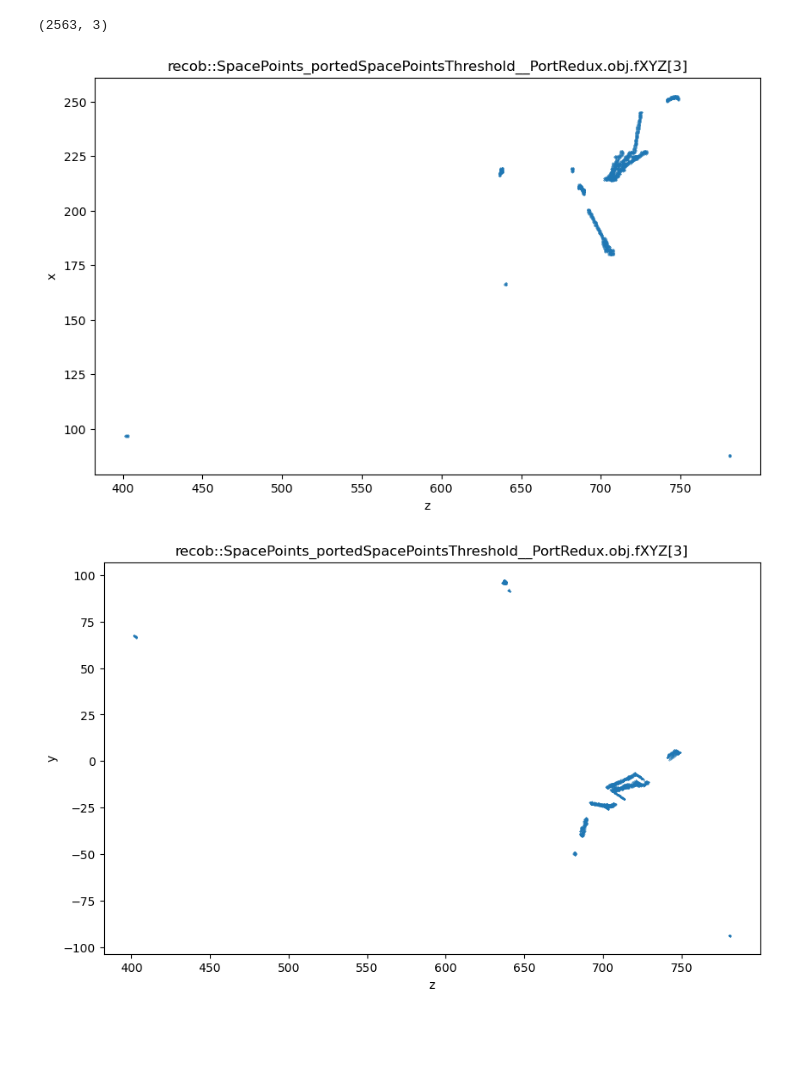
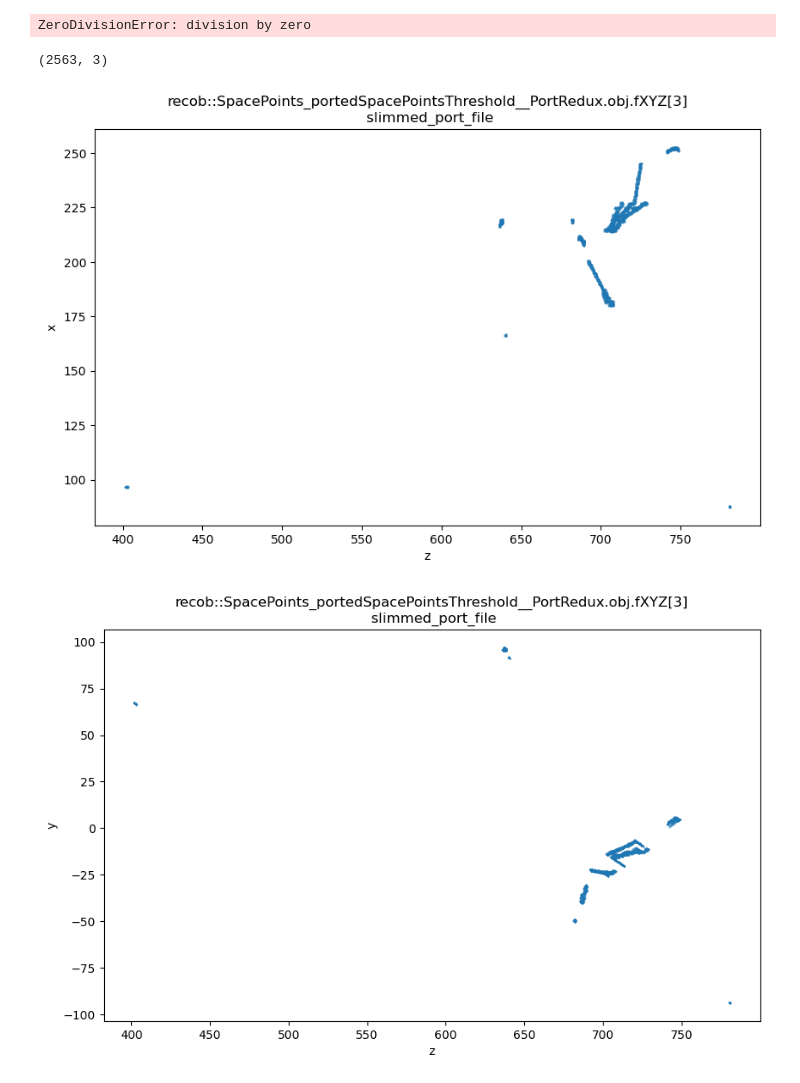
Before and after one commit to leehagaman/spacepoint_ssv, a Jupyter notebook: analyze_files_from_reco1_processing.ipynb, the cells around one changed output. Drawn from its saved outputs; the diff is of its cells as text; code cells hidden in the pictures; blank space fills up the shorter version.

```diff
--- a/analyze_files_from_reco1_processing.ipynb
+++ b/analyze_files_from_reco1_processing.ipynb
@@ -24,3 +110,7 @@ f = uproot.open(nominal_celltree_file)
+# %%
+print(1/0)
+# %% [output]
+ZeroDivisionError: division by zero
 # %%
 # 400 MB
 f = uproot.open(nominal_slimmed_port_file)
@@ -30,38 +120,38 @@ f = uproot.open(nominal_slimmed_port_file)
 
 # there are spacepoints in this file
 
 spacepoint_xyz_by_event = f["Events"]["recob::SpacePoints_portedSpacePointsThreshold__PortRedux.obj.fXYZ[3]"].array(library="np")
 
 spacepoint_xyz_one_event = spacepoint_xyz_by_event[8]
 
 print(spacepoint_xyz_one_event.shape)
 
 plt.figure(figsize=(10, 6))
 plt.scatter(spacepoint_xyz_one_event[:, 2], spacepoint_xyz_one_event[:, 0], s=0.1)
 plt.xlabel("z")
 plt.ylabel("x")
-plt.title("recob::SpacePoints_portedSpacePointsThreshold__PortRedux.obj.fXYZ[3]")
+plt.title("recob::SpacePoints_portedSpacePointsThreshold__PortRedux.obj.fXYZ[3]\n slimmed_port_file")
 plt.show()
 
 plt.figure(figsize=(10, 6))
 plt.scatter(spacepoint_xyz_one_event[:, 2], spacepoint_xyz_one_event[:, 1], s=0.1)
 plt.xlabel("z")
 plt.ylabel("y")
-plt.title("recob::SpacePoints_portedSpacePointsThreshold__PortRedux.obj.fXYZ[3]")
+plt.title("recob::SpacePoints_portedSpacePointsThreshold__PortRedux.obj.fXYZ[3]\n slimmed_port_file")
 plt.show()
 
 plt.figure(figsize=(6, 6))
 plt.scatter(spacepoint_xyz_one_event[:, 0], spacepoint_xyz_one_event[:, 1], s=0.1)
 plt.xlabel("x")
 plt.ylabel("y")
-plt.title("recob::SpacePoints_portedSpacePointsThreshold__PortRedux.obj.fXYZ[3]\n wcpplus_port_file")
+plt.title("recob::SpacePoints_portedSpacePointsThreshold__PortRedux.obj.fXYZ[3]\n slimmed_port_file")
 plt.show()
 
 f["Events"].items()
 # %% [output]
 (2563, 3)
-[figure, old version]
+[figure, new version]
-[figure, old version]
+[figure, new version]
 [figure]
 [('EventAuxiliary', <TBranchElement 'EventAuxiliary' at 0x...>),
  ('art::TriggerResults_TriggerResults__DataOverlay.',
```
Also changed, not shown: parts of 14 cells of this notebook, 6 other files.
